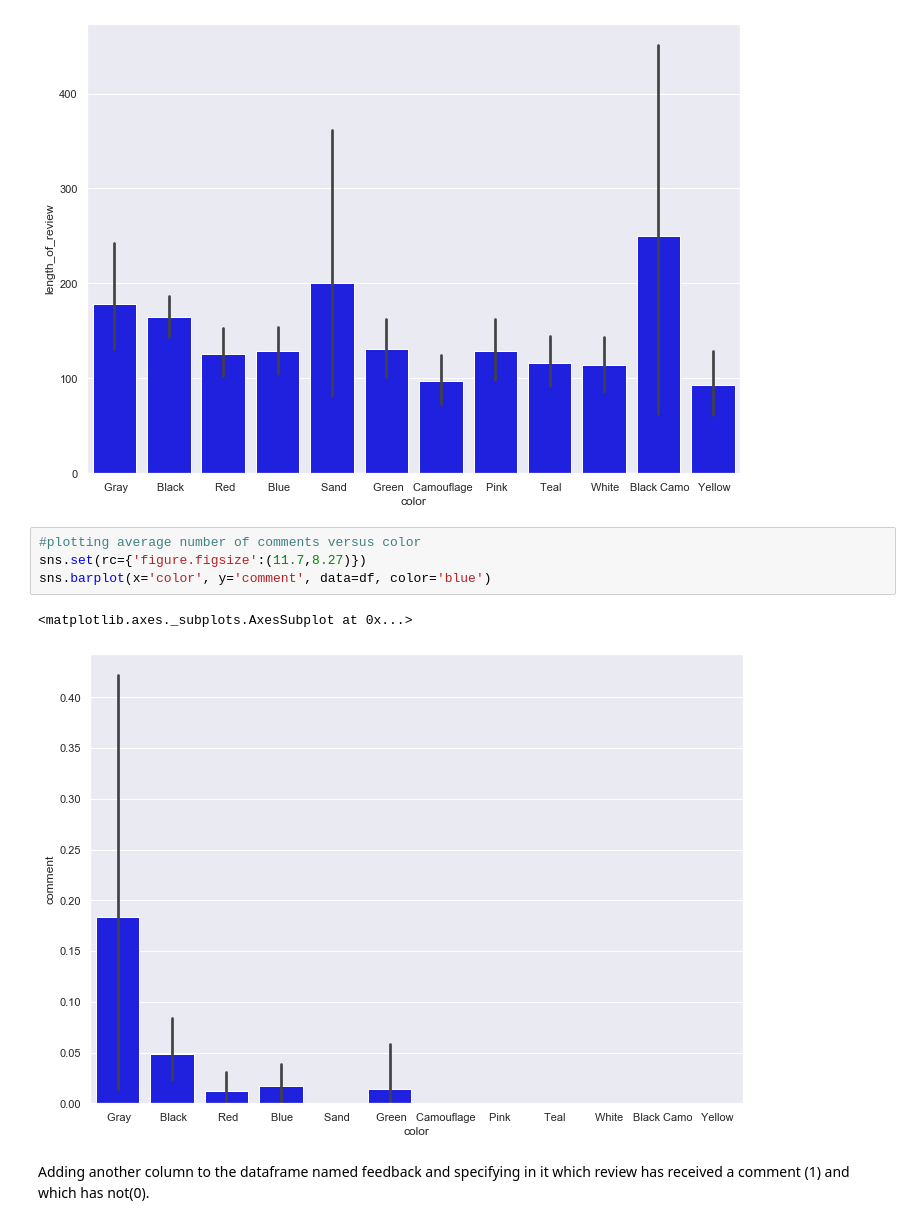
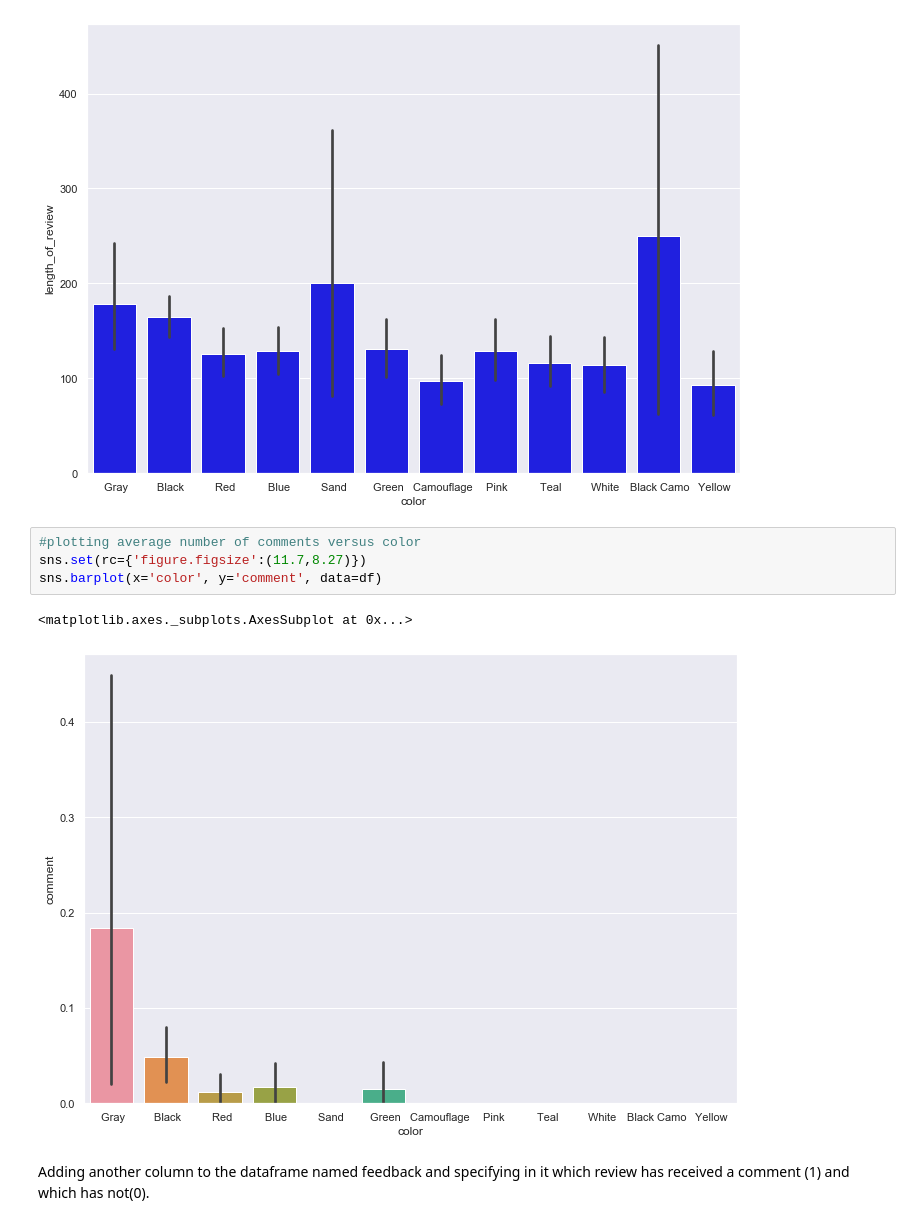
Before and after one commit to kavehamini/Amazon-Review-Analysis-JBL-Charge-4-Speaker-Sentiment-Analysis-NLP, a Jupyter notebook: Sentiment Analysis of Amazon reviews for JBL Speaker.ipynb, the cells around one changed output. Drawn from its saved outputs; the diff is of its cells as text.

```diff
--- a/Sentiment Analysis of Amazon reviews for JBL Speaker.ipynb
+++ b/Sentiment Analysis of Amazon reviews for JBL Speaker.ipynb
@@ -271,10 +288,10 @@ sns.barplot(x='color', y='length_of_review', data=df, color='blue')
 # %%
 #plotting average number of comments versus color
 sns.set(rc={'figure.figsize':(11.7,8.27)})
-sns.barplot(x='color', y='comment', data=df, color='blue')
+sns.barplot(x='color', y='comment', data=df)
 # %% [output]
 <matplotlib.axes._subplots.AxesSubplot at 0x...>
-[figure, old version]
+[figure, new version]
 # %% [markdown]
 Adding another column to the dataframe named feedback and specifying in it which review has received a comment (1) and which has not(0).
 # %%
```
Also changed, not shown: parts of 7 cells of this notebook.
